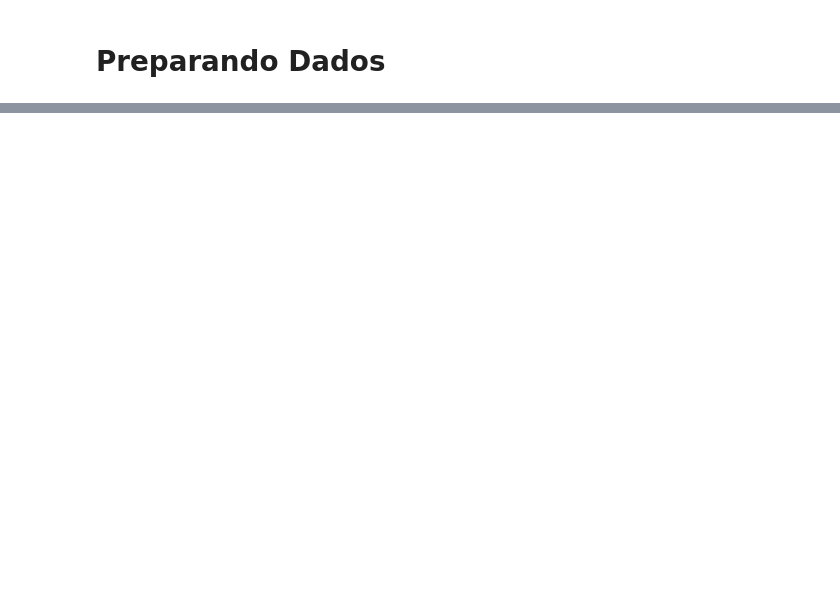
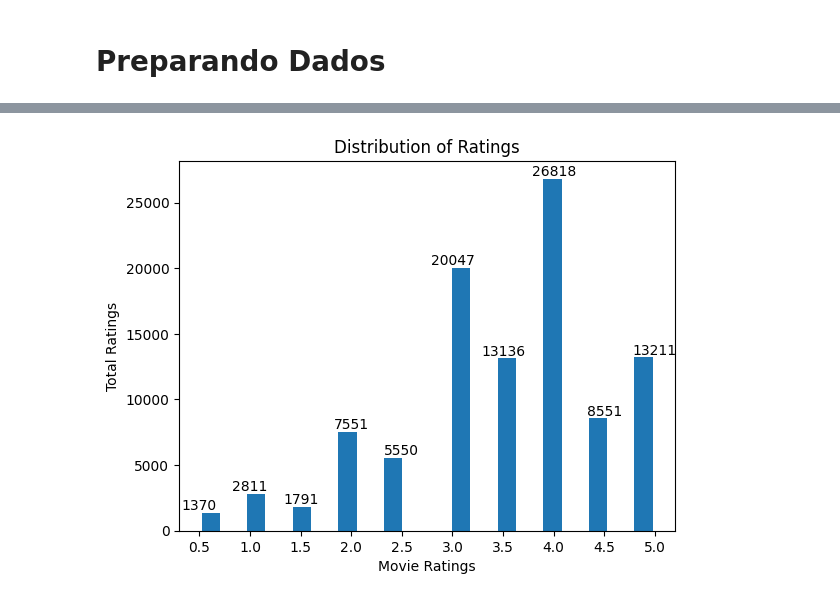
Before and after one commit to laracolorida/movie-match, a Jupyter notebook: data_pipeline.ipynb, the cells around one changed output, grey strips where cells are left out. Drawn from its saved outputs; the diff is of its cells as text; code cells hidden in the pictures; blank space fills up the shorter version.

```diff
--- a/data_pipeline.ipynb
+++ b/data_pipeline.ipynb
@@ -126,0 +126,21 @@ print(df_encoded.shape)
+# %%
+plt.hist(data['rating'], bins=20, rwidth=0.8)
+
+plt.xlabel('Movie Ratings')
+plt.ylabel('Total Ratings')
+plt.title('Distribution of Ratings')
+
+value_counts = data['rating'].value_counts()
+
+unique_values = value_counts.index
+ticks = [value for value in unique_values if value_counts[value] > 0]
+plt.xticks(ticks)
+
+for value in unique_values:
+    count = value_counts[value]
+    if count > 0:
+        plt.text(value, count, str(count), ha='center', va='bottom')
+
+plt.show()
+# %% [output]
+[figure, added]
```
Also changed, not shown: parts of 18 cells of this notebook, 2 other files.
